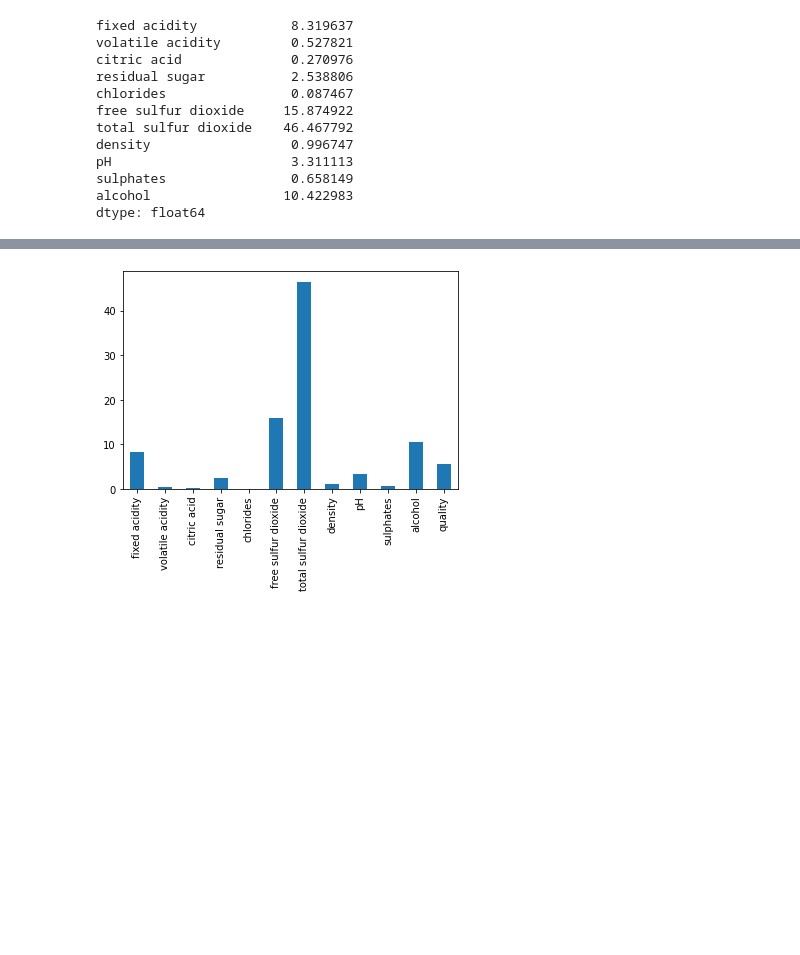
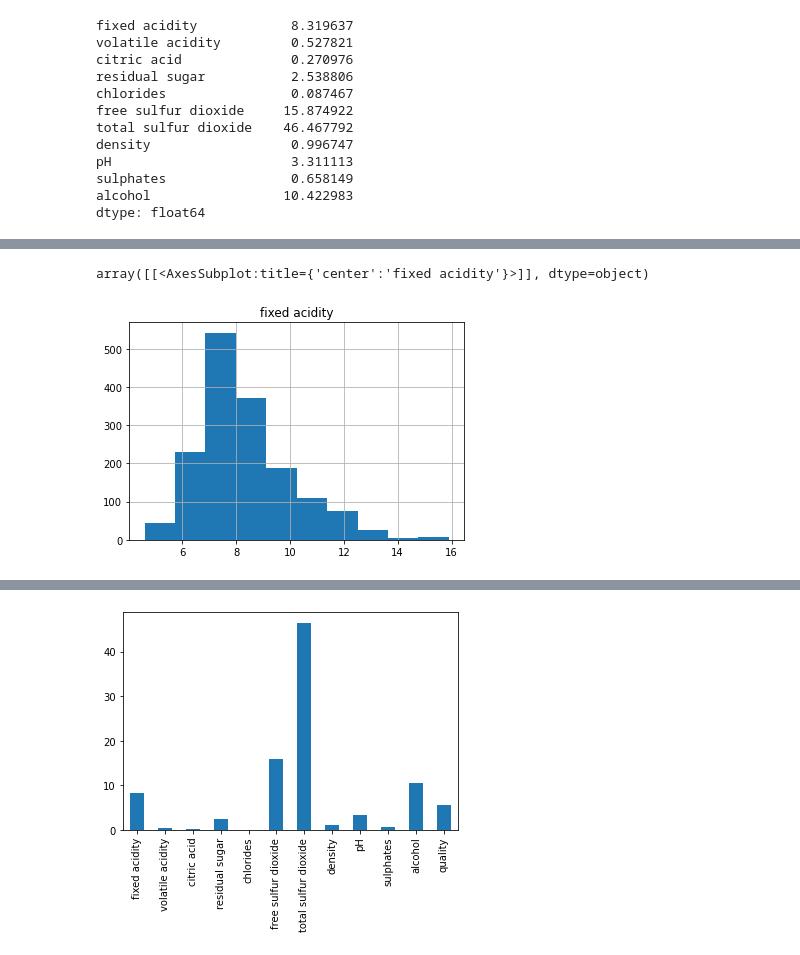
Before and after one commit to doodymack/Prog_for-Data_Analy_Project_21-22, a Jupyter notebook: simulation_study.ipynb, the cells around one changed output, grey strips where cells are left out. Cells and saved outputs as stored; diff of their text form; code cells hidden in the pictures; blank space fills up the shorter version.

```diff
--- a/simulation_study.ipynb
+++ b/simulation_study.ipynb
@@ -238,0 +236,5 @@ dtype: float64
+# %%
+dfwine_red.hist(column='fixed acidity')
+# %% [output]
+array([[<AxesSubplot:title={'center':'fixed acidity'}>]], dtype=object)
+[figure, added]
```
Also changed, not shown: parts of 7 cells of this notebook.
